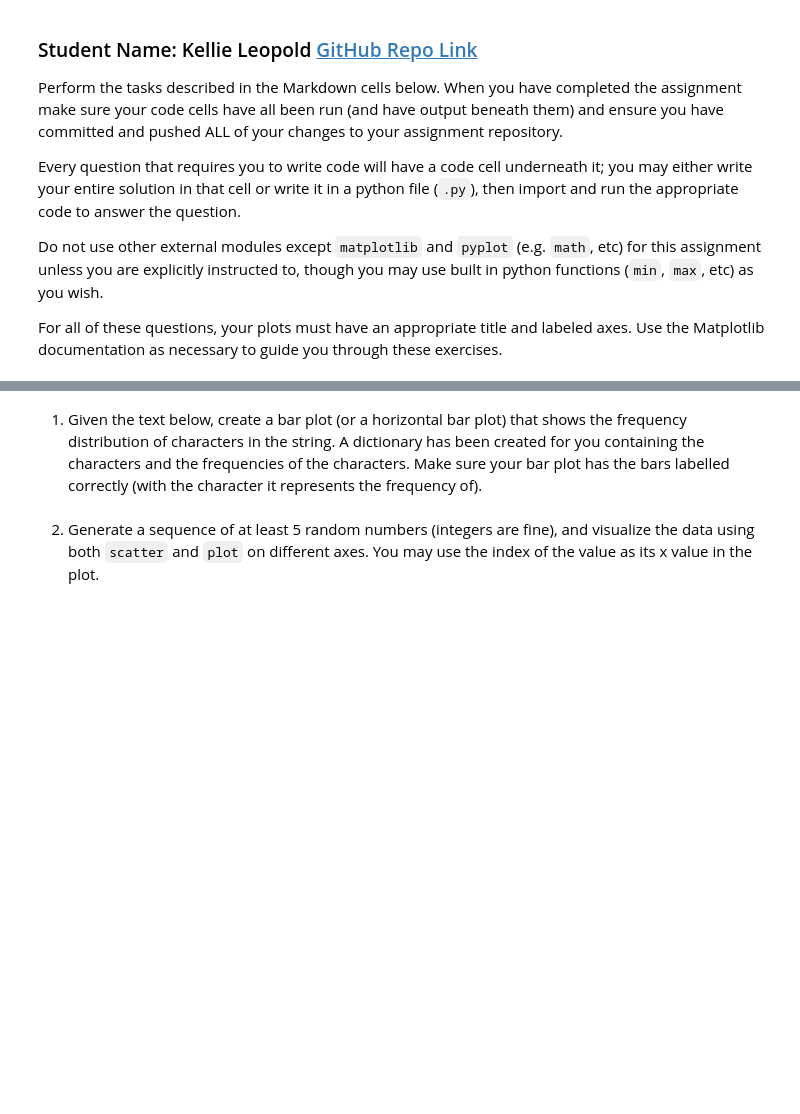
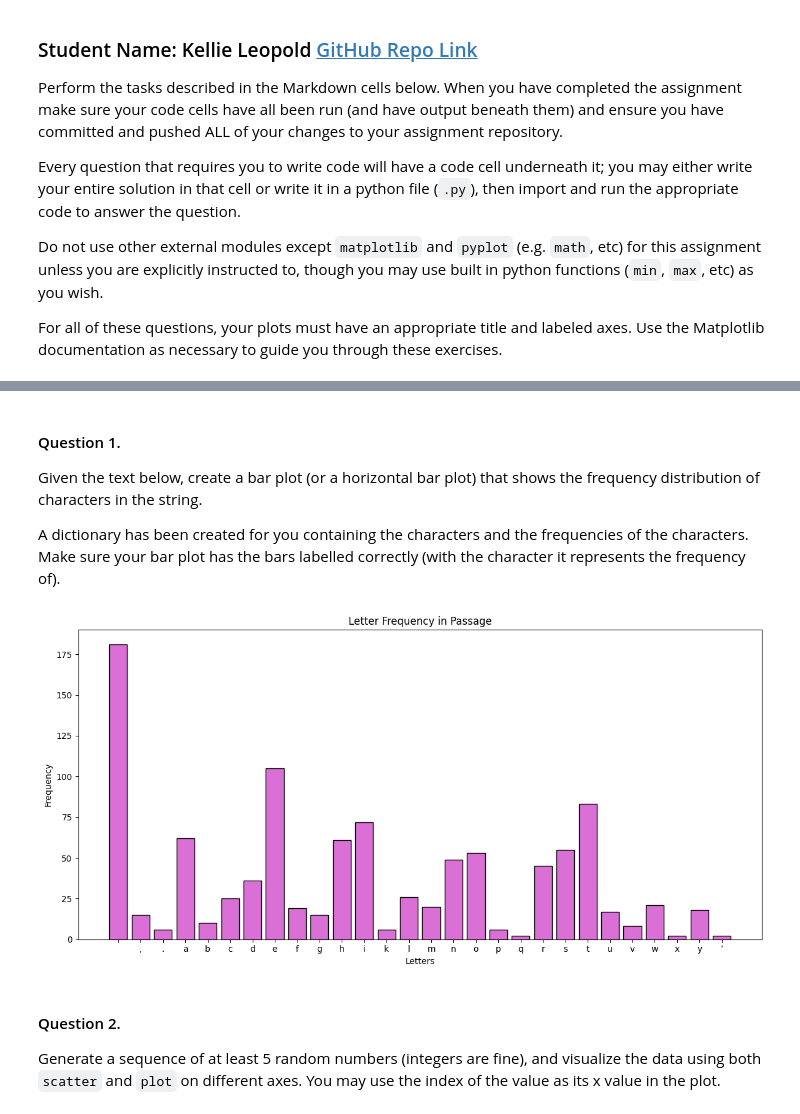
Before and after one commit to kjleopold/module_3, a Jupyter notebook: pyplot.ipynb, the cells around one changed output, grey strips where cells are left out. Saved outputs shown, nothing was run; the diff lists cells and outputs as text; code cells hidden in the pictures; blank space fills up the shorter version.

```diff
--- a/pyplot.ipynb
+++ b/pyplot.ipynb
@@ -15,12 +51,35 @@ For all of these questions, your plots must have an appropriate title and labele
 # %% [markdown]
-1. Given the text below, create a bar plot (or a horizontal bar plot) that shows the frequency distribution of characters in the string.
+#### Question 1.
+
+Given the text below, create a bar plot (or a horizontal bar plot) that shows the frequency distribution of characters in the string.
+
 A dictionary has been created for you containing the characters and the frequencies of the characters.
 Make sure your bar plot has the bars labelled correctly (with the character it represents the frequency of).
 # %%
 from collections import Counter
+import matplotlib.pyplot as plt
+
 TEXT = "At three o’clock precisely I was at Baker Street, but Holmes had not yet returned. The landlady informed me that he had left the house shortly after eight o’clock in the morning. I sat down beside the fire, however, with the intention of awaiting him, however long he might be. I was already deeply interested in his inquiry, for, though it was surrounded by none of the grim and strange features which were associated with the two crimes which I have already recorded, still, the nature of the case and the exalted station of his client gave it a character of its own. Indeed, apart from the nature of the investigation which my friend had on hand, there was something in his masterly grasp of a situation, and his keen, incisive reasoning, which made it a pleasure to me to study his system of work, and to follow the quick, subtle methods by which he disentangled the most inextricable mysteries. So accustomed was I to his invariable success that the very possibility of his failing had ceased to enter into my head.".lower()
 letter_freq = dict(Counter(TEXT))
 
 # make a bar plot with an appropriate title, correct xtick labels, and labeled axes
+
+sort_letters = sorted(letter_freq.keys())
+sort_counts = [letter_freq[char] for char in sort_letters]
+
+plt.figure(figsize=(12, 6))
+plt.bar(sort_letters, sort_counts, color='orchid', edgecolor='black')
+
+plt.title("Letter Frequency in Passage")
+plt.xlabel("Letters")
+plt.ylabel("Frequency")
+plt.xticks(sort_letters)
+
+plt.tight_layout()
+plt.show()
+# %% [output]
+[figure, added]
 # %% [markdown]
-2. Generate a sequence of at least 5 random numbers (integers are fine), and visualize the data using both `scatter` and `plot` on different axes.  You may use the index of the value as its x value in the plot.
+#### Question 2.
+
+Generate a sequence of at least 5 random numbers (integers are fine), and visualize the data using both `scatter` and `plot` on different axes.  You may use the index of the value as its x value in the plot.
```
Also changed, not shown: parts of 7 cells of this notebook, 1 other file.
